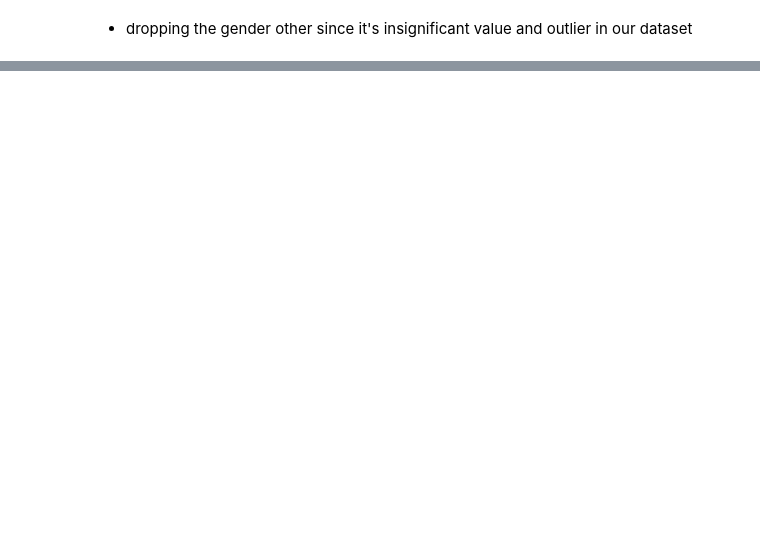
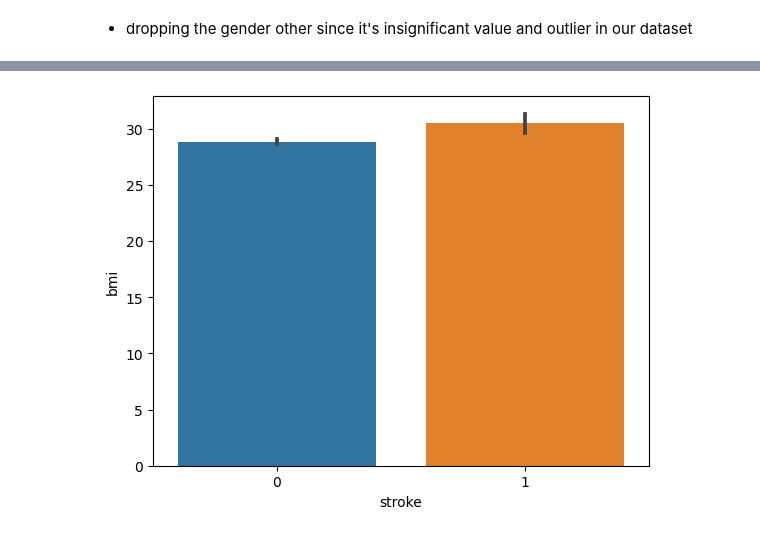
Before and after one commit to bmmukhridin/ML-Stroke-Prediction, a Jupyter notebook: project 2 part 1.ipynb, the cells around one changed output, grey strips where cells are left out. Saved outputs shown, nothing was run; the diff lists cells and outputs as text; code cells hidden in the pictures; blank space fills up the shorter version.

```diff
--- a/project 2 part 1.ipynb
+++ b/project 2 part 1.ipynb
@@ -225,0 +244,4 @@ stroke_df[stroke_df["gender"]=="Other"]
+# %%
+sns.barplot(data=stroke_df, x='stroke', y='bmi');
+# %% [output]
+[figure, added]
```
Also changed, not shown: parts of 3 cells of this notebook.
